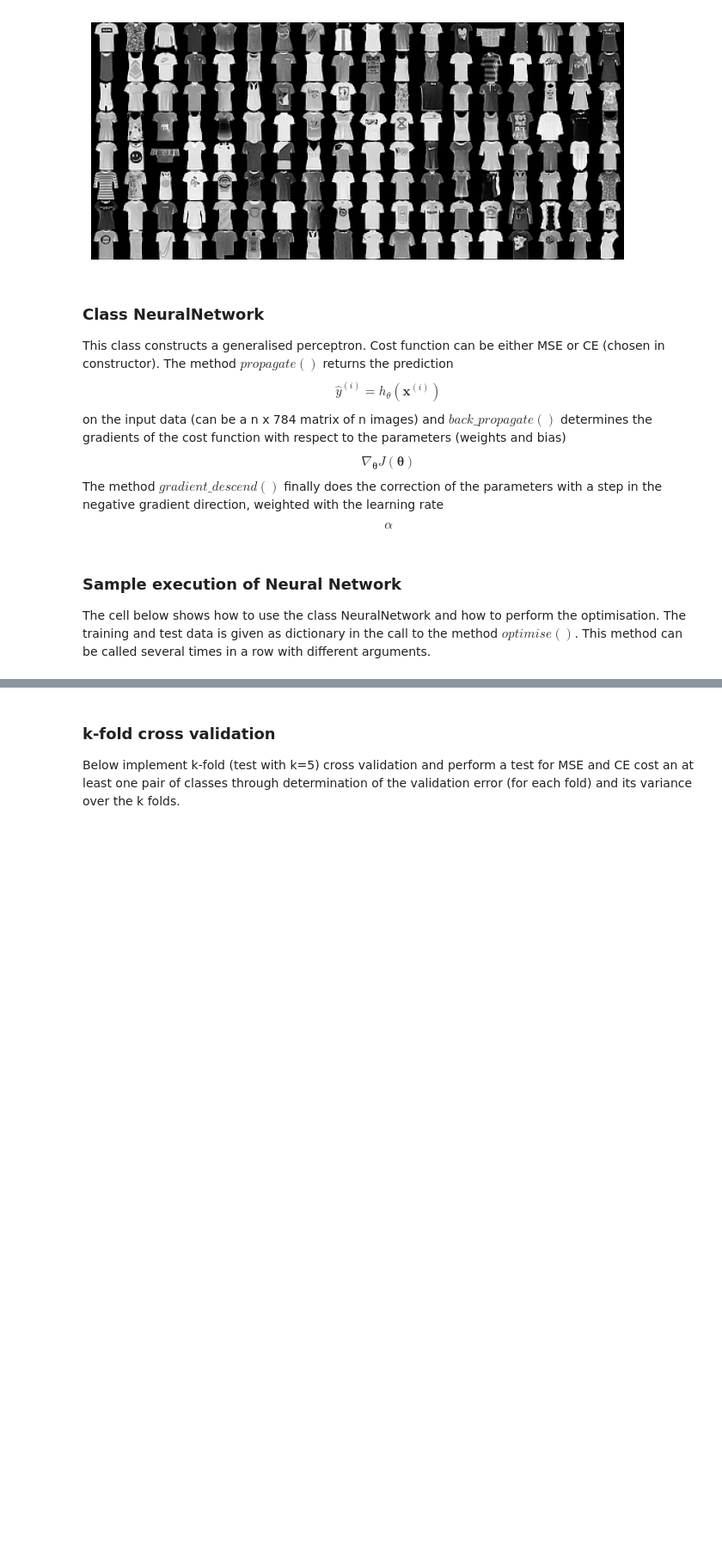
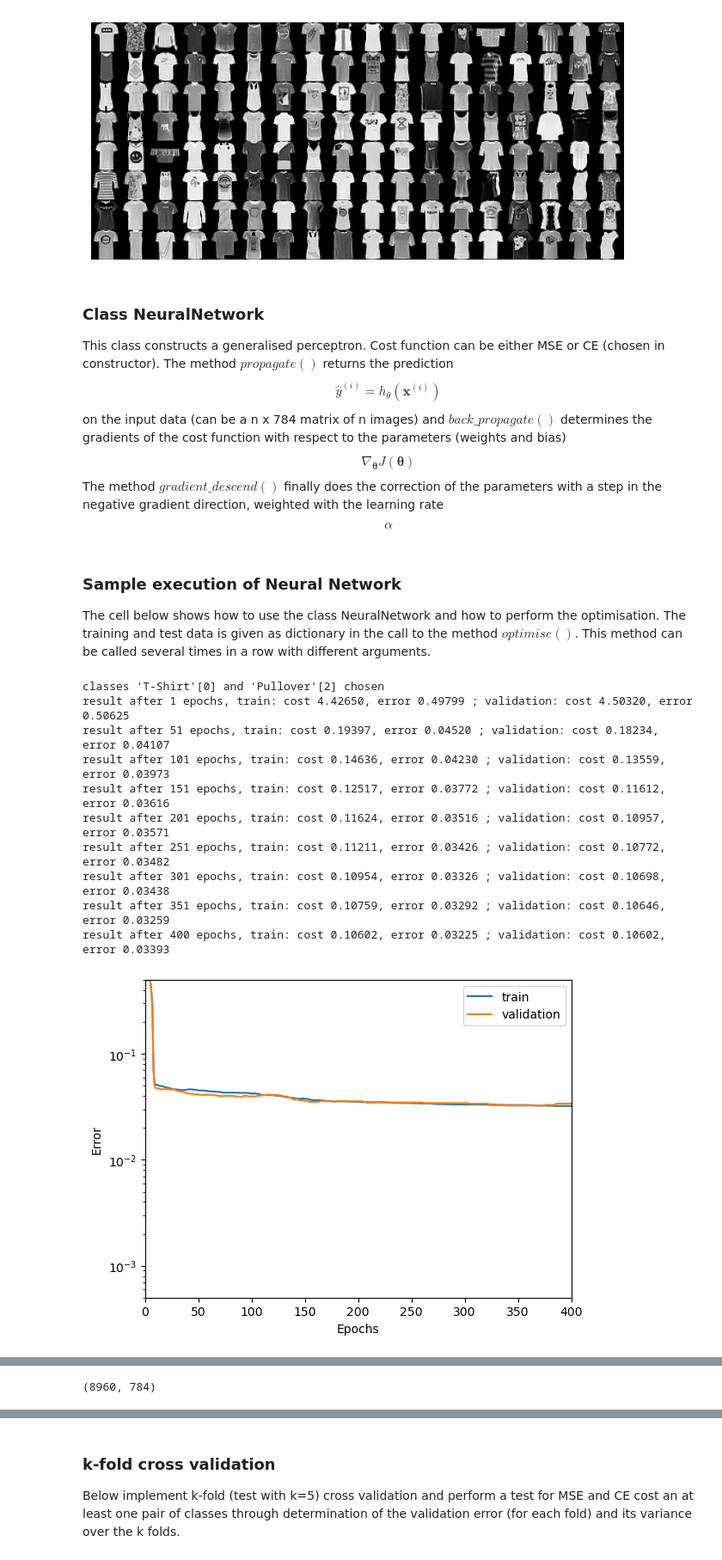
Before and after one commit to ODAncona/tsm_delearn_lab, a Jupyter notebook: PW02_Model_Selection/k-fold_cross-correlation_stud.ipynb, the cells around one changed output, grey strips where cells are left out. Shown: that part at 86% size. Cells and saved outputs as stored; diff of their text form; code cells hidden in the pictures; blank space fills up the shorter version.

```diff
--- a/PW02_Model_Selection/k-fold_cross-correlation_stud.ipynb
+++ b/PW02_Model_Selection/k-fold_cross-correlation_stud.ipynb
@@ -297,8 +326,23 @@ class NeuralNetwork:
             self.grad_b = np.mean((y_pred * (1 - y_pred) * (y_pred - y)), 0)
         else:
     ### START YOUR CODE ###
-            self.grad_w = np.zeros((784,1))
-            self.grad_b = 0
+            # self.grad_w = np.zeros((784,1))
+            # self.grad_b = 0
+
+            # print("ypred - y : ",(y_pred - y).shape)
+            # print("x : ",x.shape)
+            # print("matrix : ",np.column_stack((x, np.ones(m))).shape)
+
+            # theta = np.sum((y_pred - y) @ np.column_stack((x, np.ones(m))),axis=1) / m
+            # self.grad_w = theta[0]
+            # self.grad_b = theta[1]
+
+            # self.grad_w = x.T @ (y_pred - y) / m
+            # self.grad_b = np.sum((y_pred - y)) / m
+
+            gradients = np.column_stack((x, np.ones(m))).T @ (y_pred - y) / m
+            self.grad_w = gradients[:-1]
+            self.grad_b = gradients[-1]
     ### END YOUR CODE ###
 
 
@@ -332,7 +376,9 @@ class NeuralNetwork:
             cost = np.sum((y_pred - y)**2)/(2*m)
         else:
      ### START YOUR CODE ###
-            cost = 0.123
+            epsilon = 1e-7  # A small number to prevent log(0)
+            y_pred = np.clip(y_pred, epsilon, 1 - epsilon)
+            cost = -np.sum(y * np.log(y_pred) + (1 - y) * np.log(1 - y_pred)) / m
      ### END YOUR CODE ###
 
         return cost
@@ -447,25 +448,40 @@ The cell below shows how to use the class NeuralNetwork and how to perform the o
 # %%
 #choose the categories
 class_1 = 0
 class_2 = 2
 print('classes %r[%r] and %r[%r] chosen' % (labels_map[class_1], class_1, labels_map[class_2], class_2))
 
 x_train, x_test, y_train, y_test = prepare_data(class_1, class_2, train_size=0.8, min_max_normalise=0, flatten=1)
 
 ### START YOUR CODE ###
 
-#further split in train and validation data
+# Further split x_train and y_train into training and validation sets
+validation_ratio = 0.2  # 20% of the training data for validation
+validation_size = int(len(x_train) * validation_ratio)
+x_val, y_val = x_train[:validation_size], y_train[:validation_size]
+x_train, y_train = x_train[validation_size:], y_train[validation_size:]
 
-#data is arranged as dictionary with quick access through respective keys
-data = {'x_train' : x_train, 'y_train' : y_train,  \
-            'x_val' : x_train, 'y_val' : y_train}
+data = {'x_train': x_train, 'y_train': y_train, 'x_val': x_val, 'y_val': y_val}
+
 
 ### END YOUR CODE ###
 
-NNet = NeuralNetwork(cost_function=0, random_std = 0.2, size_in = 784)
+NNet = NeuralNetwork(cost_function=1, random_std = 0.2, size_in = 784)
 
 NNet.optimise(data, 400, 0.5, debug=50)
 #NNet.optimise(data, 200, 0.2, debug=50)
 
 plot_error(NNet)
 plot_cost(NNet)
+# %% [output]
+classes 'T-Shirt'[0] and 'Pullover'[2] chosen
+result after 1 epochs, train: cost 4.42650, error 0.49799 ; validation: cost 4.50320, error 0.50625
+result after 51 epochs, train: cost 0.19397, error 0.04520 ; validation: cost 0.18234, error 0.04107
+result after 101 epochs, train: cost 0.14636, error 0.04230 ; validation: cost 0.13559, error 0.03973
+result after 151 epochs, train: cost 0.12517, error 0.03772 ; validation: cost 0.11612, error 0.03616
+result after 201 epochs, train: cost 0.11624, error 0.03516 ; validation: cost 0.10957, error 0.03571
+result after 251 epochs, train: cost 0.11211, error 0.03426 ; validation: cost 0.10772, error 0.03482
+result after 301 epochs, train: cost 0.10954, error 0.03326 ; validation: cost 0.10698, error 0.03438
+result after 351 epochs, train: cost 0.10759, error 0.03292 ; validation: cost 0.10646, error 0.03259
+result after 400 epochs, train: cost 0.10602, error 0.03225 ; validation: cost 0.10602, error 0.03393
+[figure, added]
@@ -472,3 +489,7 @@ plot_cost(NNet)
+# %%
+x_train.shape
+# %% [output]
+(8960, 784)
 # %%
 #analyse false classified training or test images
 y_pred = np.round(NNet.propagate(x_test))
```
Also changed, not shown: parts of 11 cells of this notebook, 2 other files.
